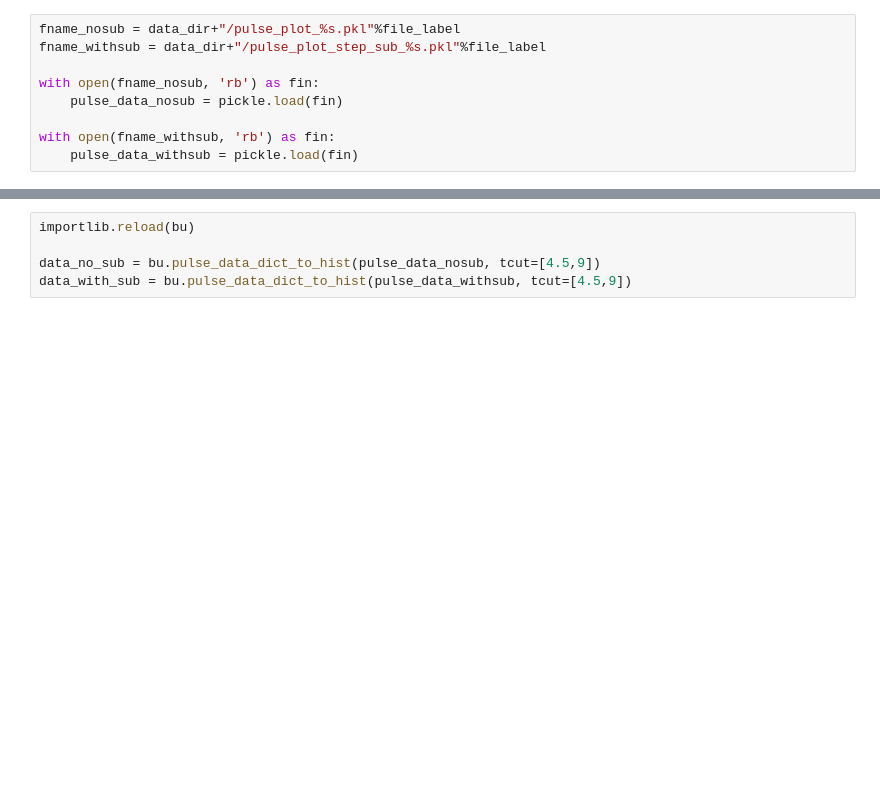
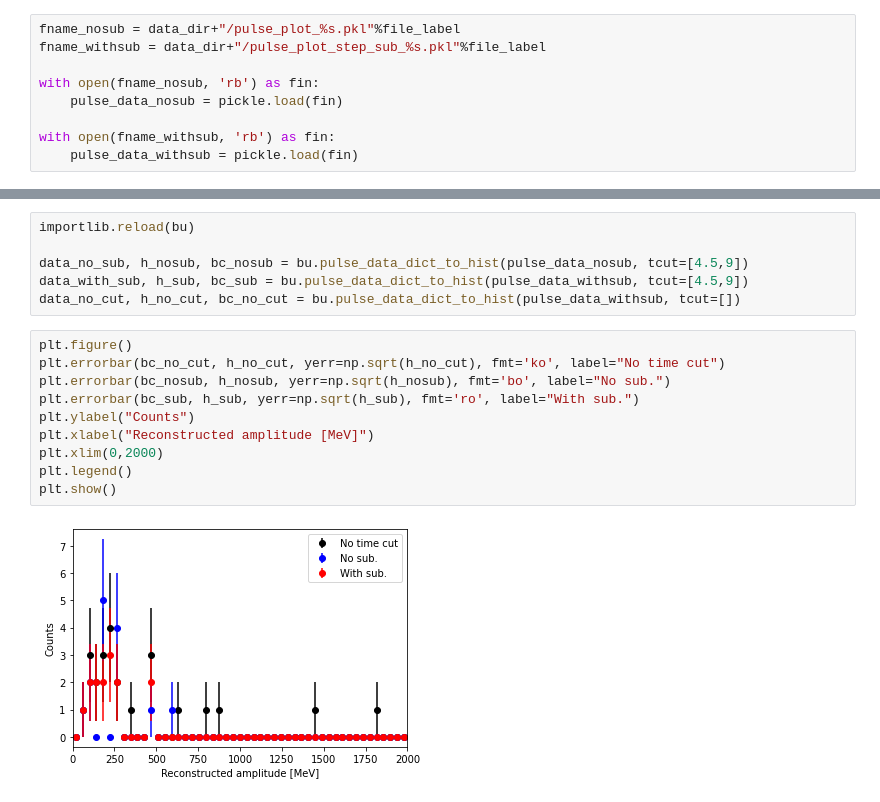
Before and after one commit to Moore-Lab/decay_analysis, a Jupyter notebook: analyze_alpha_data_20231030.ipynb, the cells around one changed output, grey strips where cells are left out. Saved outputs shown, nothing was run; the diff lists cells and outputs as text; blank space fills up the shorter version.

```diff
--- a/analyze_alpha_data_20231030.ipynb
+++ b/analyze_alpha_data_20231030.ipynb
@@ -1631,6 +1640,19 @@ with open(fname_withsub, 'rb') as fin:
 # %%
 importlib.reload(bu)
 
-data_no_sub = bu.pulse_data_dict_to_hist(pulse_data_nosub, tcut=[4.5,9])
-data_with_sub = bu.pulse_data_dict_to_hist(pulse_data_withsub, tcut=[4.5,9])
+data_no_sub, h_nosub, bc_nosub = bu.pulse_data_dict_to_hist(pulse_data_nosub, tcut=[4.5,9])
+data_with_sub, h_sub, bc_sub = bu.pulse_data_dict_to_hist(pulse_data_withsub, tcut=[4.5,9])
+data_no_cut, h_no_cut, bc_no_cut = bu.pulse_data_dict_to_hist(pulse_data_withsub, tcut=[])
+# %%
+plt.figure()
+plt.errorbar(bc_no_cut, h_no_cut, yerr=np.sqrt(h_no_cut), fmt='ko', label="No time cut")
+plt.errorbar(bc_nosub, h_nosub, yerr=np.sqrt(h_nosub), fmt='bo', label="No sub.")
+plt.errorbar(bc_sub, h_sub, yerr=np.sqrt(h_sub), fmt='ro', label="With sub.")
+plt.ylabel("Counts")
+plt.xlabel("Reconstructed amplitude [MeV]")
+plt.xlim(0,2000)
+plt.legend()
+plt.show()
+# %% [output]
+[figure, added]
 # %%
```
Also changed, not shown: parts of 4 cells of this notebook, 2 other files.
